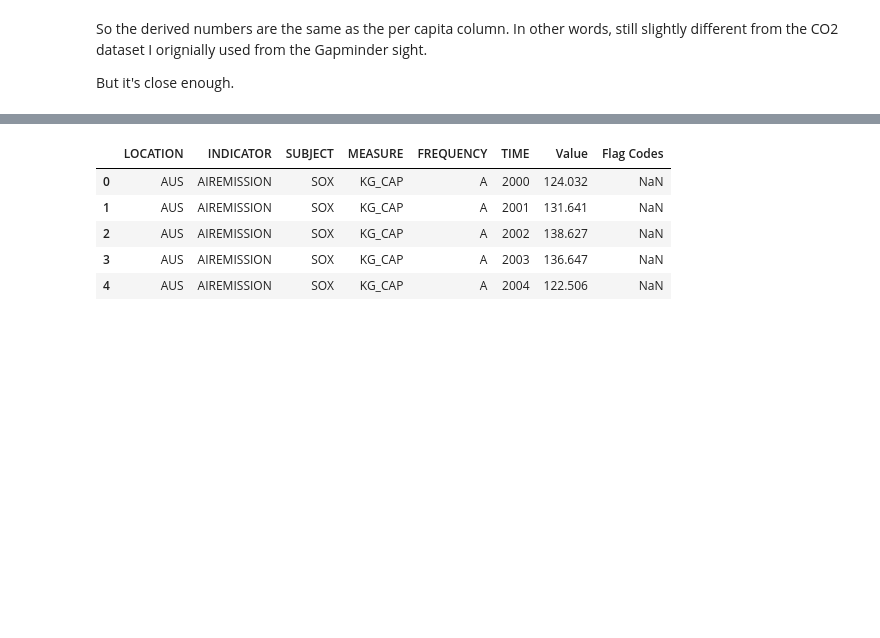
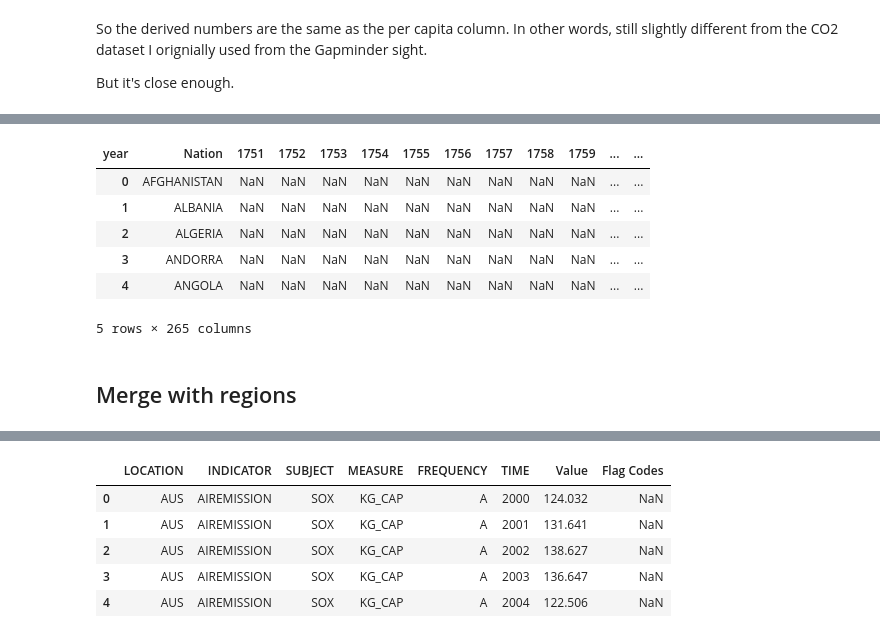
Before and after one commit to limegimlet/data_analysis_gapminder_co2, a Jupyter notebook: gapminder/make_df.ipynb, the cells around one changed output, grey strips where cells are left out. Saved outputs shown, nothing was run; the diff lists cells and outputs as text; code cells hidden in the pictures; blank space fills up the shorter version.

Commit message:
feat: update CO2 to include 2014 data, add regions. Refine helper functions.

```diff
--- a/gapminder/make_df.ipynb
+++ b/gapminder/make_df.ipynb
@@ -695,0 +707,12 @@ array(['Afghanistan', 'Albania', 'Algeria', 'Andorra', 'Angola',
+# %%
+# prepare to merge with regions data
+co2_new.name = 'CO2_2014'
+co2_new.head()
+# %% [output]
+| year | Nation | 1751 | 1752 | 1753 | 1754 | 1755 | 1756 | 1757 | 1758 | 1759 | ... | ... |
+| 0 | AFGHANISTAN | NaN | NaN | NaN | NaN | NaN | NaN | NaN | NaN | NaN | ... | ... |
+| 1 | ALBANIA | NaN | NaN | NaN | NaN | NaN | NaN | NaN | NaN | NaN | ... | ... |
+| 2 | ALGERIA | NaN | NaN | NaN | NaN | NaN | NaN | NaN | NaN | NaN | ... | ... |
+| 3 | ANDORRA | NaN | NaN | NaN | NaN | NaN | NaN | NaN | NaN | NaN | ... | ... |
+| 4 | ANGOLA | NaN | NaN | NaN | NaN | NaN | NaN | NaN | NaN | NaN | ... | ... |
+5 rows × 265 columns
@@ -695,0 +724,2 @@ array(['Afghanistan', 'Albania', 'Algeria', 'Andorra', 'Angola',
+# %% [markdown]
+## Merge with regions
```
Also changed, not shown: parts of 22 cells of this notebook.
